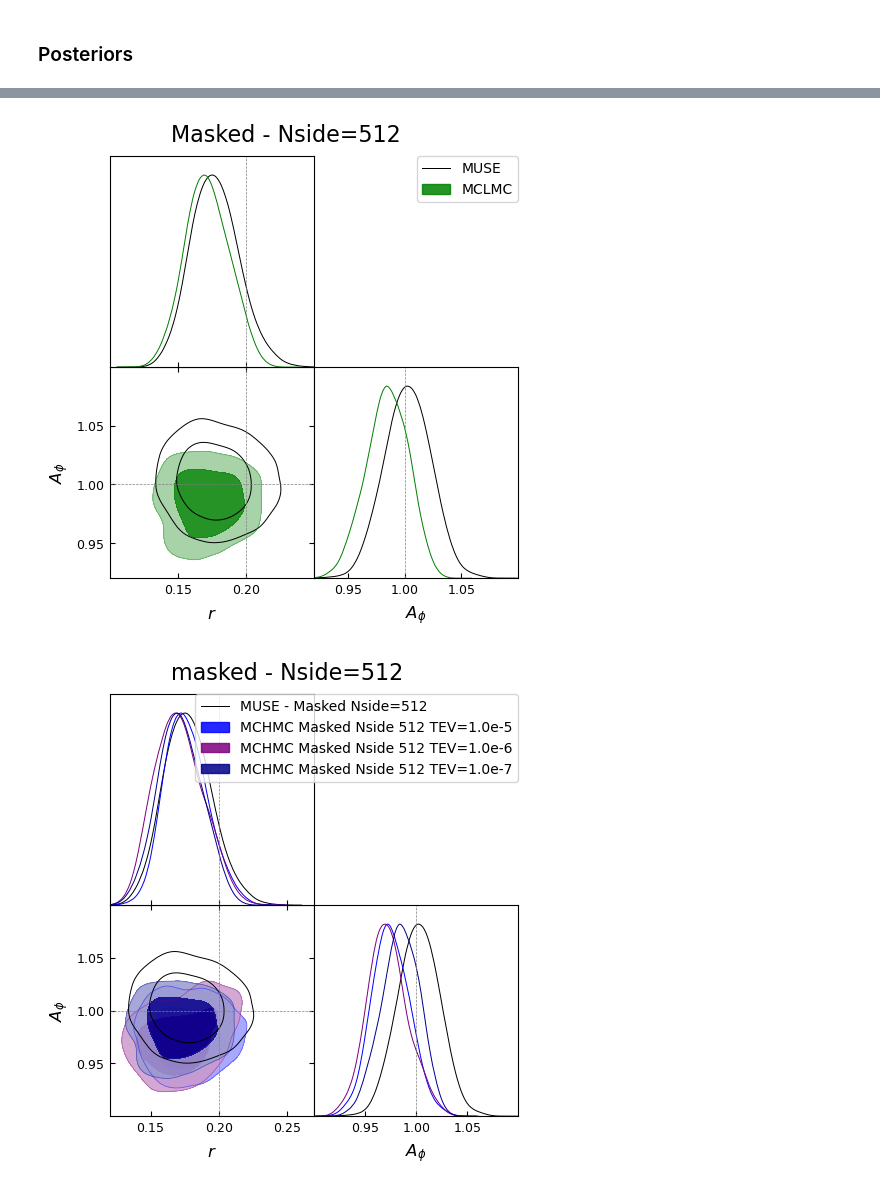
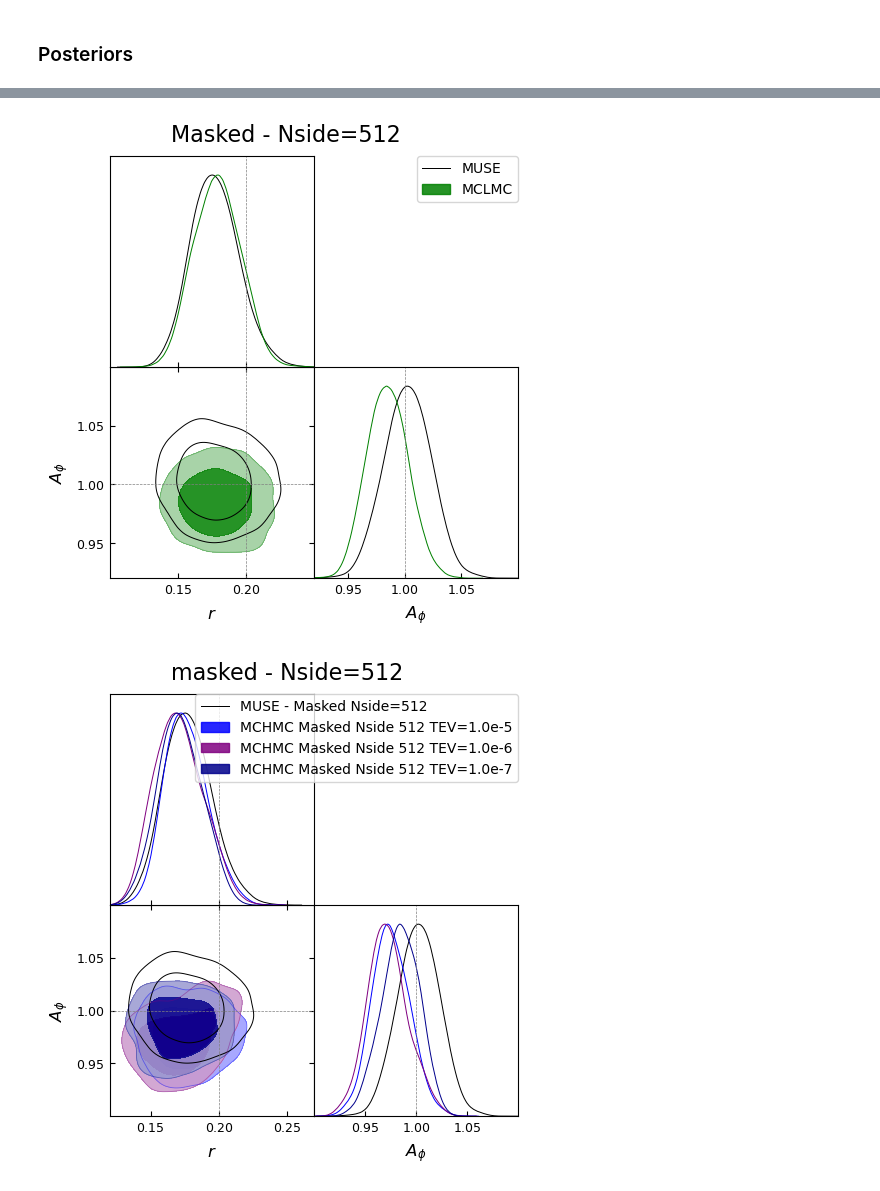
Before and after one commit to JaimeRZP/CMBLensingInferenceTestProblem, a Jupyter notebook: plotting/plotting_noHMC.ipynb, the cells around one changed output, grey strips where cells are left out. Drawn from its saved outputs; the diff is of its cells as text; code cells hidden in the pictures.

```diff
--- a/plotting/plotting_noHMC.ipynb
+++ b/plotting/plotting_noHMC.ipynb
@@ -68,19 +68,20 @@ MCHMC_ESS_512         = np.load(MCHMC_512_path+"ESS_1_20000.npz")
 MCHMC_cls_512         = np.load(MCHMC_512_path+"cls_1_20000.npz")
 # %%
 true_cls_masked_512 = np.load("../new_summaries/masked/true_cls_Nside_512_masking_true.npz")
-MCHMC_cls_masked_512 = np.load("../summaries/masked/cls/MCHMC_cls_masked_Nside_512.npz")
-MCHMC_hyperparams_masked_512  = np.load("../summaries/masked/hyperparams/MCHMC_hyperparams_masked_Nside_512.npz")
+
+MCHMC_hyperparams_masked_512_TEV_one5 = np.load("../new_summaries/masked/MCHMC_summaries_Nside_512_use_map_true_masking_true_precond_nothing_L_70.0_TEV_1.0e-5//hyperparams_1_10000.npz")
+MCHMC_hyperparams_masked_512_TEV_one6 = np.load("../new_summaries/masked/MCHMC_summaries_Nside_512_use_map_true_masking_true_precond_nothing_L_70.0_TEV_1.0e-6//hyperparams_1_10000.npz")
+MCHMC_hyperparams_masked_512_TEV_one7 = np.load("../new_summaries/masked/MCHMC_summaries_Nside_512_use_map_true_masking_true_precond_nothing_L_70.0_TEV_1.0e-7/hyperparams_1_30000.npz")
+MCHMC_hyperparams_masked_512_TEV_one8 = np.load("../new_summaries/masked/MCHMC_summaries_Nside_512_use_map_true_masking_true_precond_nothing_L_70.0_TEV_1.0e-8/hyperparams_1_30000.npz")
+MCHMC_hyperparams_masked_512 = np.load("../new_summaries/masked/MCHMC_summaries_Nside_512_use_map_true_masking_true_precond_nothing_L_1000.0_TEV_1.0e-7/hyperparams_1_20000.npz")
+
+MCHMC_ESS_masked_512_TEV_one5 = np.load("../new_summaries/masked/MCHMC_summaries_Nside_512_use_map_true_masking_true_precond_nothing_L_70.0_TEV_1.0e-5/ESS_1_10000.npz")
+MCHMC_ESS_masked_512_TEV_one6 = np.load("../new_summaries/masked/MCHMC_summaries_Nside_512_use_map_true_masking_true_precond_nothing_L_70.0_TEV_1.0e-6/ESS_1_10000.npz")
+MCHMC_ESS_masked_512_TEV_one7 = np.load("../new_summaries/masked/MCHMC_summaries_Nside_512_use_map_true_masking_true_precond_nothing_L_70.0_TEV_1.0e-7/ESS_1_30000.npz")
+MCHMC_ESS_masked_512_TEV_one8 = np.load("../new_summaries/masked/MCHMC_summaries_Nside_512_use_map_true_masking_true_precond_nothing_L_70.0_TEV_1.0e-8/ESS_1_30000.npz")
+MCHMC_ESS_masked_512 = np.load("../new_summaries/masked/MCHMC_summaries_Nside_512_use_map_true_masking_true_precond_nothing_L_1000.0_TEV_1.0e-7/ESS_1_20000.npz")
+
+MCHMC_cls_masked_512 = np.load("../new_summaries/masked/MCHMC_summaries_Nside_512_use_map_true_masking_true_precond_nothing_L_1000.0_TEV_1.0e-7/cls_1_20000.npz")
-# %%
-MCHMC_hyperparams_masked_512_TEV_one5 = np.load("../new_summaries/masked/MCHMC_summaries_Nside_512_use_map_true_masking_true_precond_nothing_L_70.0_TEV_1.0e-5//hyperparams_1_10000.npz")
-MCHMC_hyperparams_masked_512_TEV_one6 = np.load("../new_summaries/masked/MCHMC_summaries_Nside_512_use_map_true_masking_true_precond_nothing_L_70.0_TEV_1.0e-6//hyperparams_1_10000.npz")
-MCHMC_hyperparams_masked_512_TEV_one7 = np.load("../new_summaries/masked/MCHMC_summaries_Nside_512_use_map_true_masking_true_precond_nothing_L_70.0_TEV_1.0e-7/hyperparams_1_30000.npz")
-MCHMC_hyperparams_masked_512_TEV_one8 = np.load("../new_summaries/masked/MCHMC_summaries_Nside_512_use_map_true_masking_true_precond_nothing_L_70.0_TEV_1.0e-8/hyperparams_1_30000.npz")
-MCHMC_hyperparams_masked_512 = np.load("../new_summaries/masked/MCHMC_summaries_Nside_512_use_map_true_masking_true_precond_nothing_L_70.0_TEV_1.0e-8/hyperparams_1_30000.npz")
-
-MCHMC_ESS_masked_512_TEV_one5 = np.load("../new_summaries/masked/MCHMC_summaries_Nside_512_use_map_true_masking_true_precond_nothing_L_70.0_TEV_1.0e-5/ESS_1_10000.npz")
-MCHMC_ESS_masked_512_TEV_one6 = np.load("../new_summaries/masked/MCHMC_summaries_Nside_512_use_map_true_masking_true_precond_nothing_L_70.0_TEV_1.0e-6/ESS_1_10000.npz")
-MCHMC_ESS_masked_512_TEV_one7 = np.load("../new_summaries/masked/MCHMC_summaries_Nside_512_use_map_true_masking_true_precond_nothing_L_70.0_TEV_1.0e-7/ESS_1_30000.npz")
-MCHMC_ESS_masked_512_TEV_one8 = np.load("../new_summaries/masked/MCHMC_summaries_Nside_512_use_map_true_masking_true_precond_nothing_L_70.0_TEV_1.0e-8/ESS_1_30000.npz")
 # %%
 def make_chain(file, label, labels_dict={'r': 'r', 'Aphi': 'A_{\phi}'}):
     params = np.array(list(file.keys()))
@@ -419,13 +422,13 @@ g.add_text('Unmasked - Nside=512', x=-0.7, y=2.1, fontsize=16, color='black')
 # %%
 g = plots.getSubplotPlotter(subplot_size=2.5)
-g.triangle_plot([MUSE_chain_masked_512, MCHMC_chain_masked_512_TEV_one7], ['r', 'Aphi'],
+g.triangle_plot([MUSE_chain_masked_512, MCHMC_chain_masked_512], ['r', 'Aphi'],
            markers={'r':0.2, 'Aphi':1.0},
            contour_colors=['black', 'green'], ls=['-', '-'],
            filled=[False, True], legend_labels=['MUSE', 'MCLMC'],
            param_limits={'r':[0.1, 0.25], 'Aphi':[0.92, 1.1]})
 g.add_text('Masked - Nside=512', x=-0.7, y=2.1, fontsize=16, color='black')
 # %% [output]
-[figure, old version]
+[figure, new version]
 # %%
 g = plots.getSubplotPlotter(subplot_size=2.5)
 g.triangle_plot([MUSE_chain_masked_512, MCHMC_chain_masked_512_TEV_one5, MCHMC_chain_masked_512_TEV_one6, MCHMC_chain_masked_512_TEV_one7], ['r', 'Aphi'],
```
Also changed, not shown: parts of 14 cells of this notebook.
